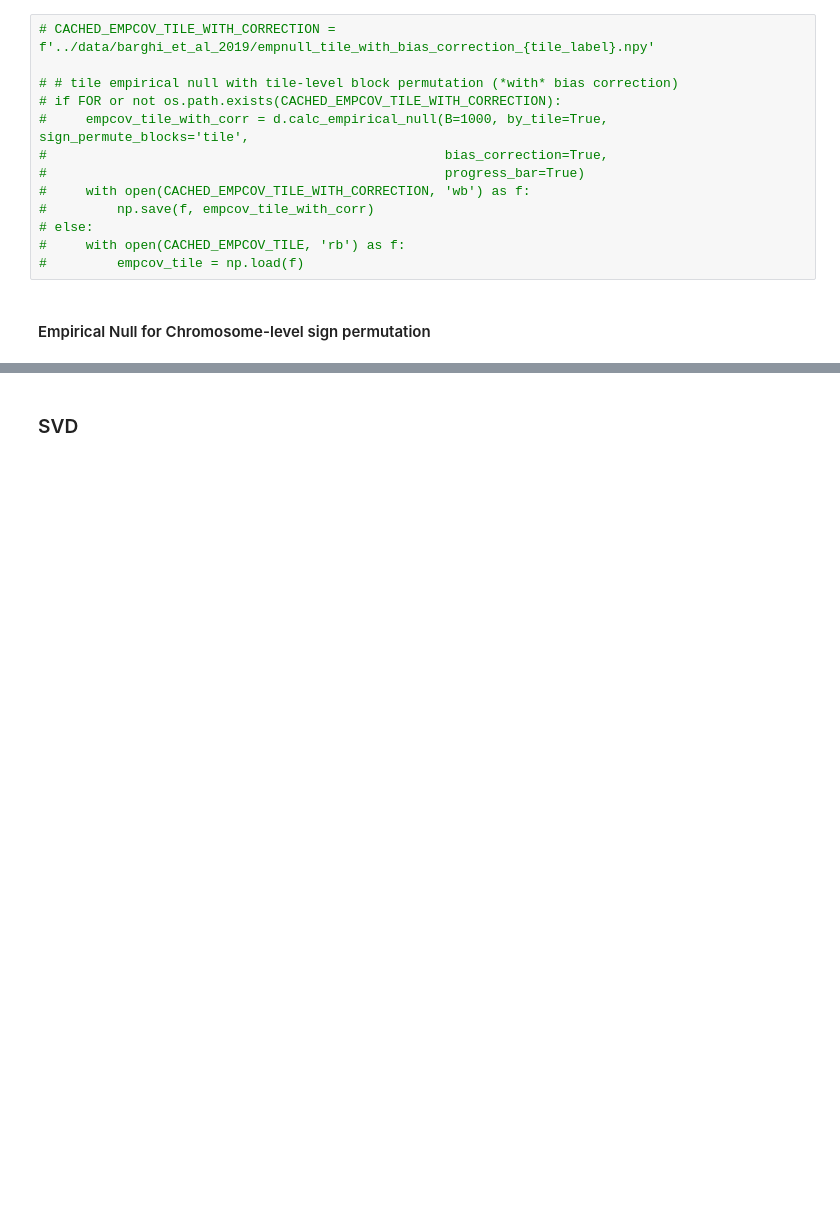
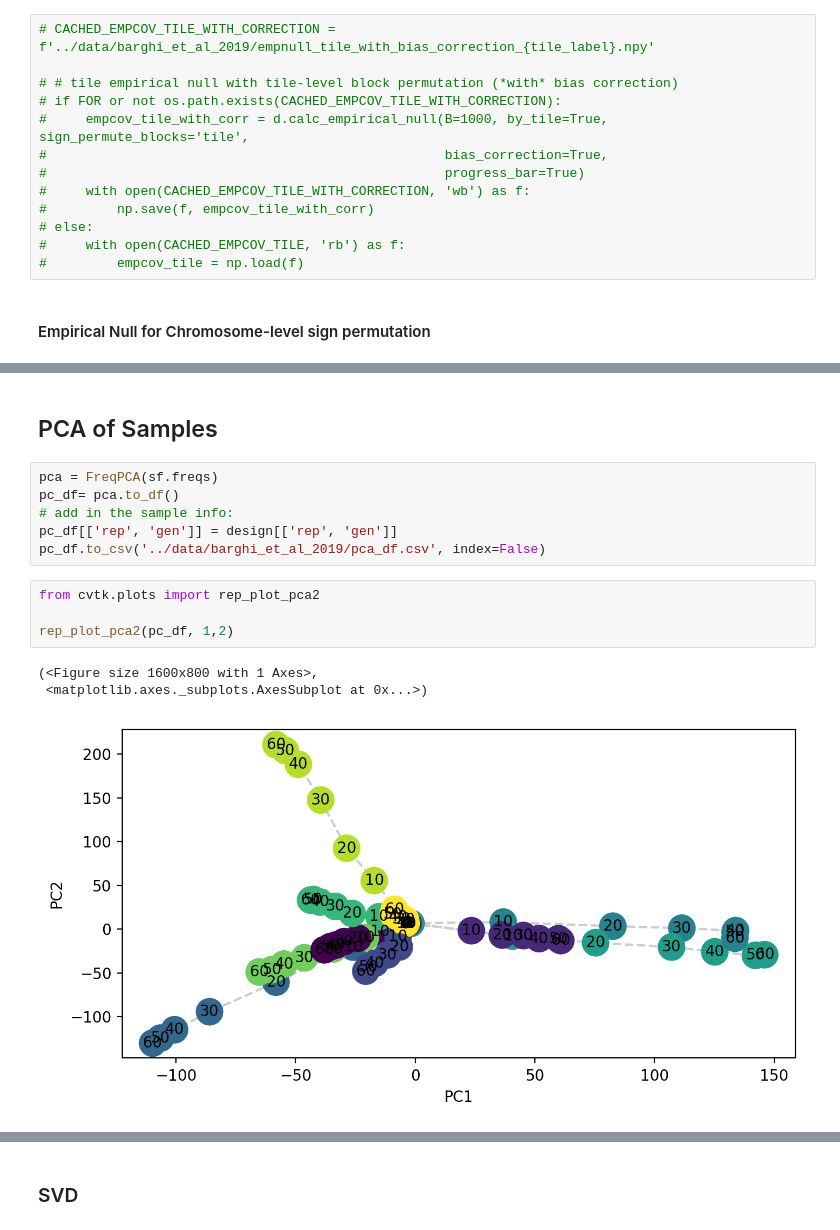
Before and after one commit to vsbuffalo/cvtk, a Jupyter notebook: notebooks/barghi_et_al_2019.ipynb, the cells around one changed output, grey strips where cells are left out. Saved outputs shown, nothing was run; the diff lists cells and outputs as text; blank space fills up the shorter version.

```diff
--- a/notebooks/barghi_et_al_2019.ipynb
+++ b/notebooks/barghi_et_al_2019.ipynb
@@ -484,0 +473,16 @@ NameError: name 'tile_label' is not defined
+# %% [markdown]
+## PCA of Samples
+# %%
+pca = FreqPCA(sf.freqs)
+pc_df= pca.to_df()
+# add in the sample info:
+pc_df[['rep', 'gen']] = design[['rep', 'gen']]
+pc_df.to_csv('../data/barghi_et_al_2019/pca_df.csv', index=False)
+# %%
+from cvtk.plots import rep_plot_pca2
+
+rep_plot_pca2(pc_df, 1,2)
+# %% [output]
+(<Figure size 1600x800 with 1 Axes>,
+ <matplotlib.axes._subplots.AxesSubplot at 0x...>)
+[figure, added]
```
Also changed, not shown: parts of 15 cells of this notebook, 7 other files.
